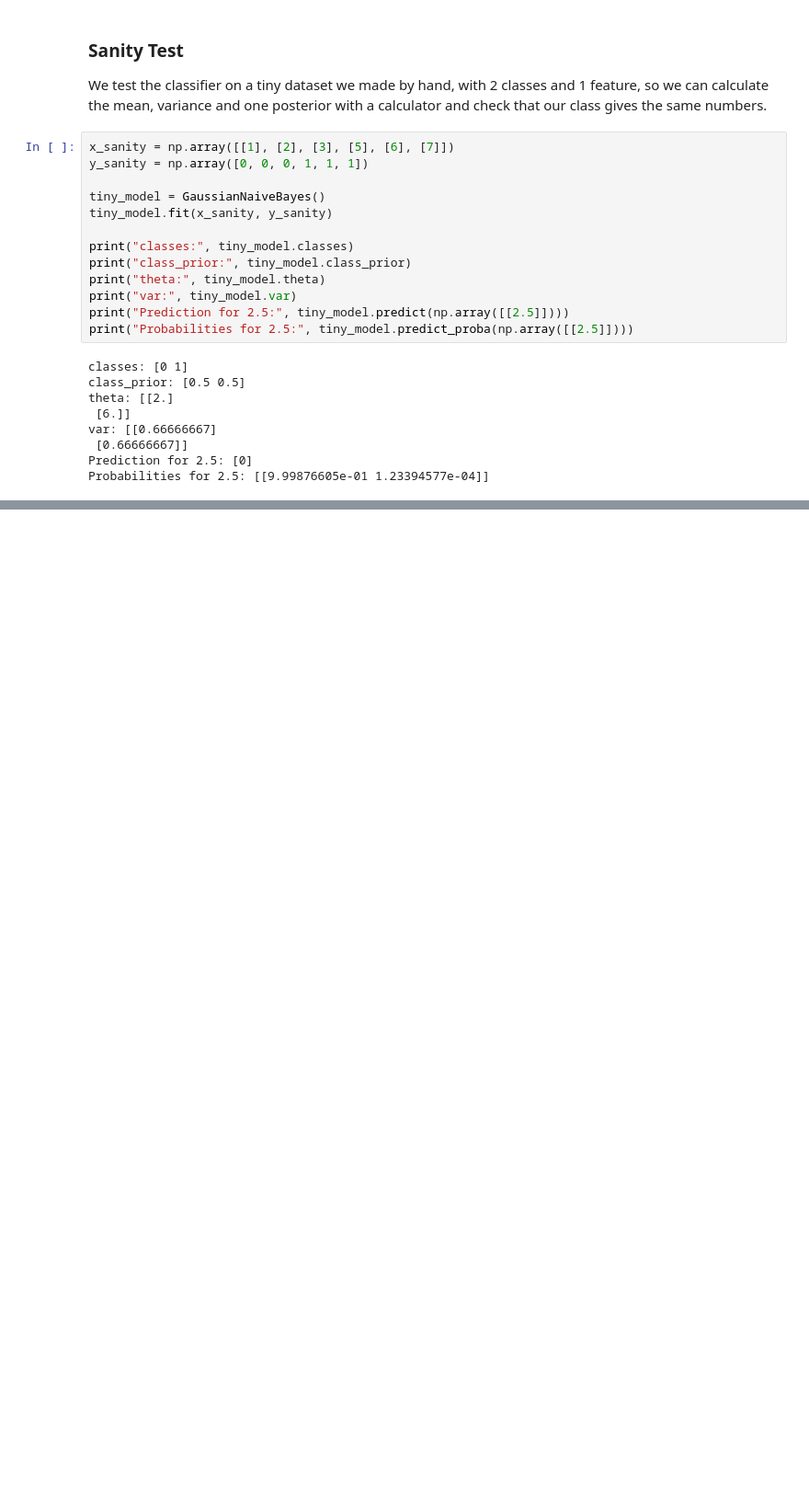
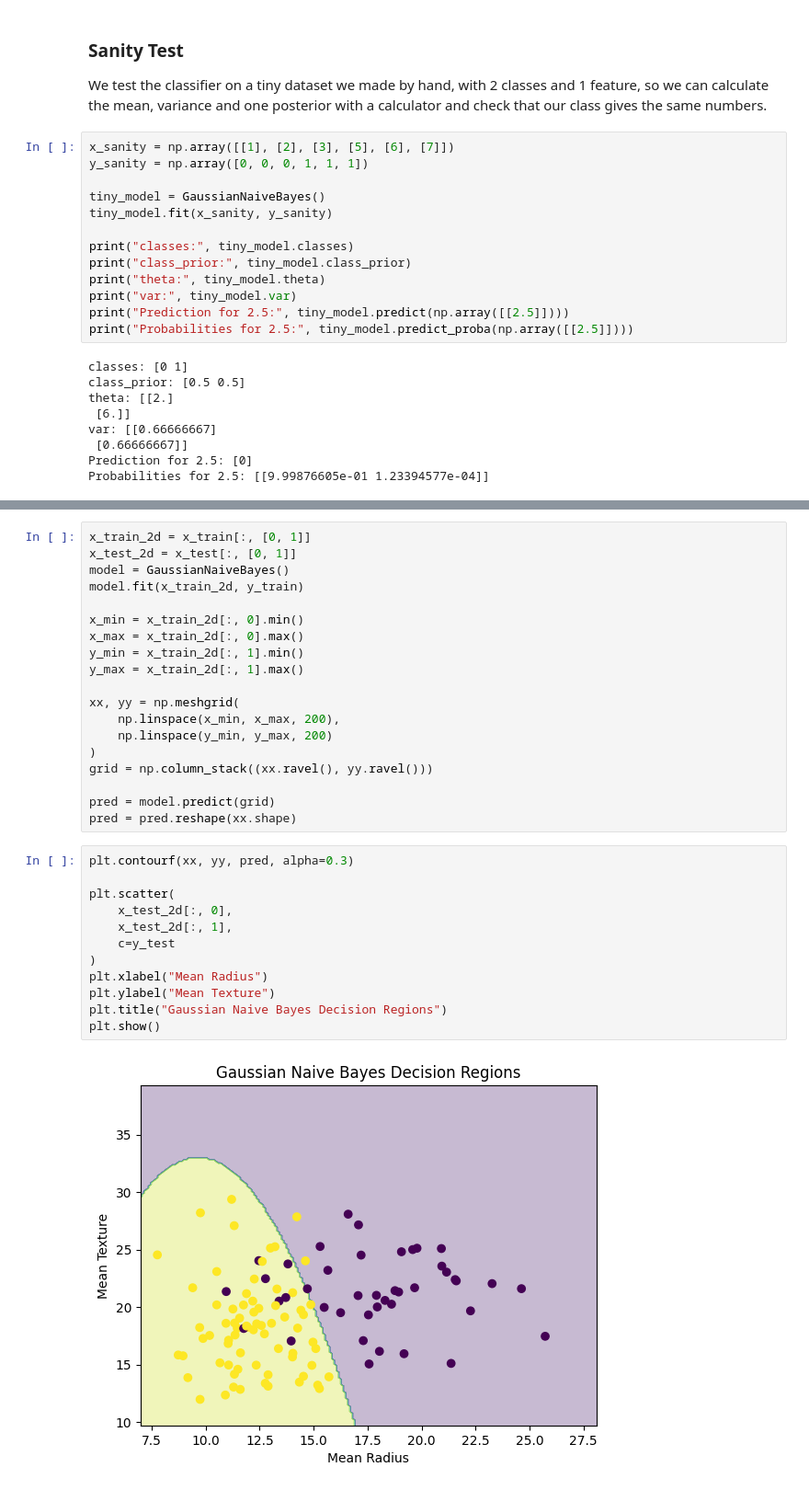
Before and after one commit to ahmedtolba481/Gaussian-Naive-Bayes-From-Scratch, a Jupyter notebook: GNB_20242023_20240523.ipynb, the cells around one changed output, grey strips where cells are left out. Shown at 92% size. Saved outputs shown, nothing was run; the diff lists cells and outputs as text; blank space fills up the shorter version.

```diff
--- a/GNB_20242023_20240523.ipynb
+++ b/GNB_20242023_20240523.ipynb
@@ -202,0 +398,33 @@ Probabilities for 2.5: [[9.99876605e-01 1.23394577e-04]]
+# %%
+x_train_2d = x_train[:, [0, 1]]
+x_test_2d = x_test[:, [0, 1]]
+model = GaussianNaiveBayes()
+model.fit(x_train_2d, y_train)
+
+x_min = x_train_2d[:, 0].min()
+x_max = x_train_2d[:, 0].max()
+y_min = x_train_2d[:, 1].min()
+y_max = x_train_2d[:, 1].max()
+
+xx, yy = np.meshgrid(
+    np.linspace(x_min, x_max, 200),
+    np.linspace(y_min, y_max, 200)
+)
+grid = np.column_stack((xx.ravel(), yy.ravel()))
+
+pred = model.predict(grid)
+pred = pred.reshape(xx.shape)
+# %%
+plt.contourf(xx, yy, pred, alpha=0.3)
+
+plt.scatter(
+    x_test_2d[:, 0],
+    x_test_2d[:, 1],
+    c=y_test
+)
+plt.xlabel("Mean Radius")
+plt.ylabel("Mean Texture")
+plt.title("Gaussian Naive Bayes Decision Regions")
+plt.show()
+# %% [output]
+[figure, added]
```
Also changed, not shown: parts of 25 cells of this notebook.
